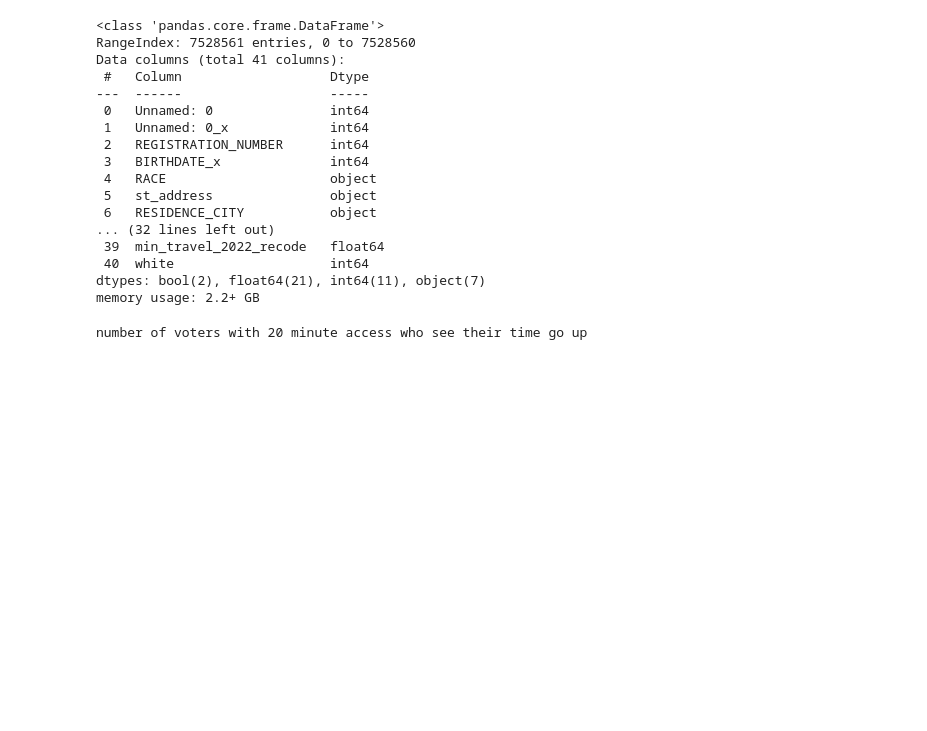
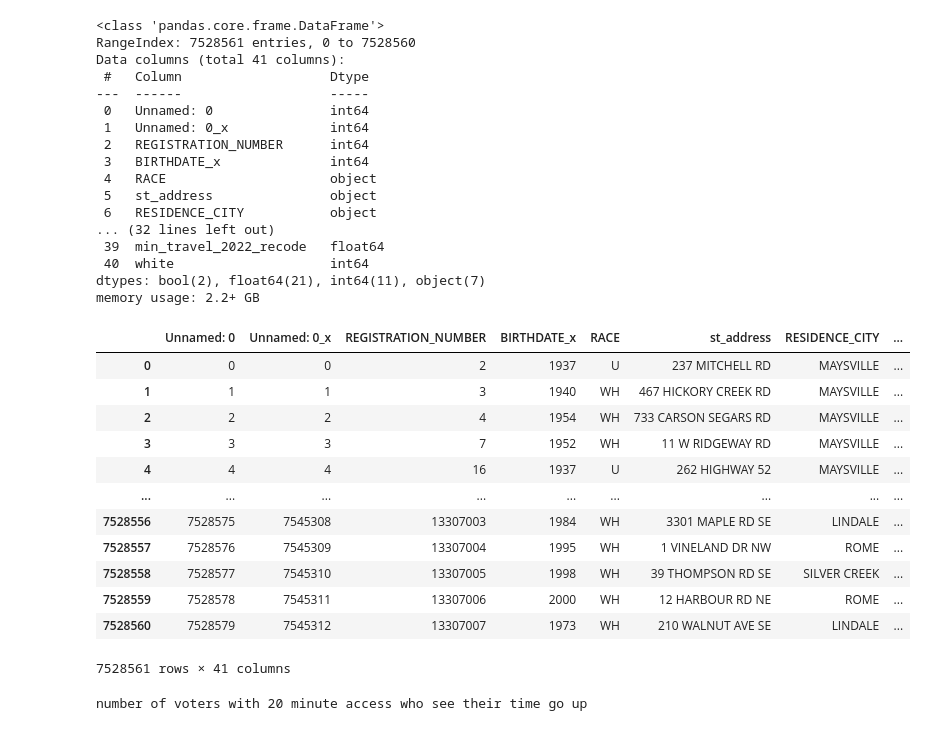
Before and after one commit to NPR-investigations/SB_202_analysis, a Jupyter notebook: 20220603_SB_202_demographic_location_analysis-Copy1.ipynb, the cells around one changed output. Cells and saved outputs as stored; diff of their text form; code cells hidden in the pictures; blank space fills up the shorter version.

```diff
--- a/20220603_SB_202_demographic_location_analysis-Copy1.ipynb
+++ b/20220603_SB_202_demographic_location_analysis-Copy1.ipynb
@@ -53,6 +53,22 @@ Data columns (total 41 columns):
  40  white                    int64
 dtypes: bool(2), float64(21), int64(11), object(7)
 memory usage: 2.2+ GB
+# %%
+traveltimemaster5
+# %% [output]
+|  | Unnamed: 0 | Unnamed: 0_x | REGISTRATION_NUMBER | BIRTHDATE_x | RACE | st_address | RESIDENCE_CITY | ... |
+| 0 | 0 | 0 | 2 | 1937 | U | 237 MITCHELL RD | MAYSVILLE | ... |
+| 1 | 1 | 1 | 3 | 1940 | WH | 467 HICKORY CREEK RD | MAYSVILLE | ... |
+| 2 | 2 | 2 | 4 | 1954 | WH | 733 CARSON SEGARS RD | MAYSVILLE | ... |
+| 3 | 3 | 3 | 7 | 1952 | WH | 11 W RIDGEWAY RD | MAYSVILLE | ... |
+| 4 | 4 | 4 | 16 | 1937 | U | 262 HIGHWAY 52 | MAYSVILLE | ... |
+| ... | ... | ... | ... | ... | ... | ... | ... | ... |
+| 7528556 | 7528575 | 7545308 | 13307003 | 1984 | WH | 3301 MAPLE RD SE | LINDALE | ... |
+| 7528557 | 7528576 | 7545309 | 13307004 | 1995 | WH | 1 VINELAND DR NW | ROME | ... |
+| 7528558 | 7528577 | 7545310 | 13307005 | 1998 | WH | 39 THOMPSON RD SE | SILVER CREEK | ... |
+| 7528559 | 7528578 | 7545311 | 13307006 | 2000 | WH | 12 HARBOUR RD NE | ROME | ... |
+| 7528560 | 7528579 | 7545312 | 13307007 | 1973 | WH | 210 WALNUT AVE SE | LINDALE | ... |
+7528561 rows × 41 columns
 # %%
 print('number of voters with 20 minute access who see their time go up')
 len(traveltimemaster5[(traveltimemaster5.min_travel_time_2020 <=1200) &
```
Also changed, not shown: parts of 72 cells of this notebook.
